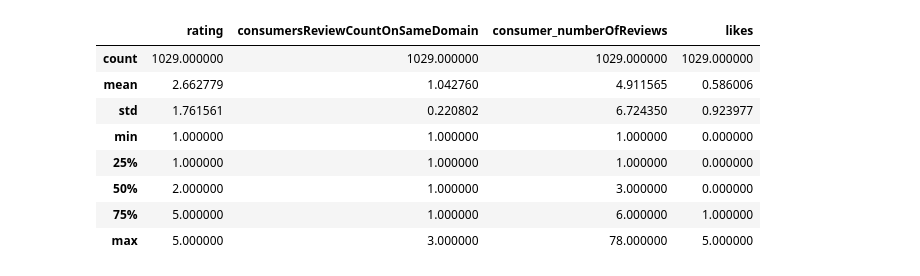
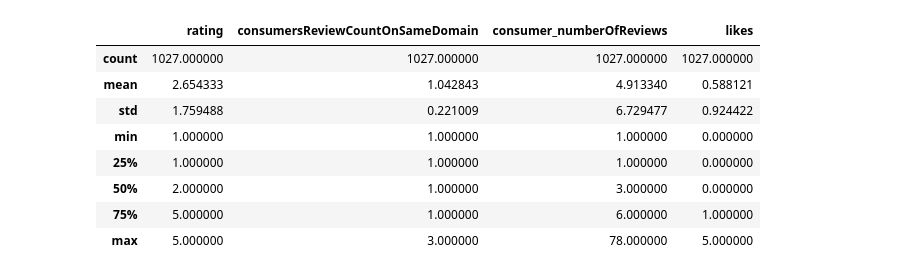
Before and after one commit to jean-cheramy/keytrade-trustpilot-analysis, a Jupyter notebook: src/eda/eda.ipynb, the cells around one changed output. Cells and saved outputs as stored; diff of their text form; code cells hidden in the pictures.

```diff
--- a/src/eda/eda.ipynb
+++ b/src/eda/eda.ipynb
@@ -4,12 +9,12 @@ from ydata_profiling import ProfileReport
 # %%
-csv_file = 'reviews.csv'
+csv_file = '/home/jean-cheramy/Bureau/keytrade-trustpilot-analysis/src/data/dataset.csv'
 df = pd.read_csv(csv_file, sep='\t')
 df.describe()
 # %% [output]
 |  | rating | consumersReviewCountOnSameDomain | consumer_numberOfReviews | likes |
-| count | 1029.000000 | 1029.000000 | 1029.000000 | 1029.000000 |
-| mean | 2.662779 | 1.042760 | 4.911565 | 0.586006 |
-| std | 1.761561 | 0.220802 | 6.724350 | 0.923977 |
+| count | 1027.000000 | 1027.000000 | 1027.000000 | 1027.000000 |
+| mean | 2.654333 | 1.042843 | 4.913340 | 0.588121 |
+| std | 1.759488 | 0.221009 | 6.729477 | 0.924422 |
 | min | 1.000000 | 1.000000 | 1.000000 | 0.000000 |
 | 25% | 1.000000 | 1.000000 | 1.000000 | 0.000000 |
 | 50% | 2.000000 | 1.000000 | 3.000000 | 0.000000 |
```
Also changed, not shown: parts of 15 cells of this notebook, 20 other files.
